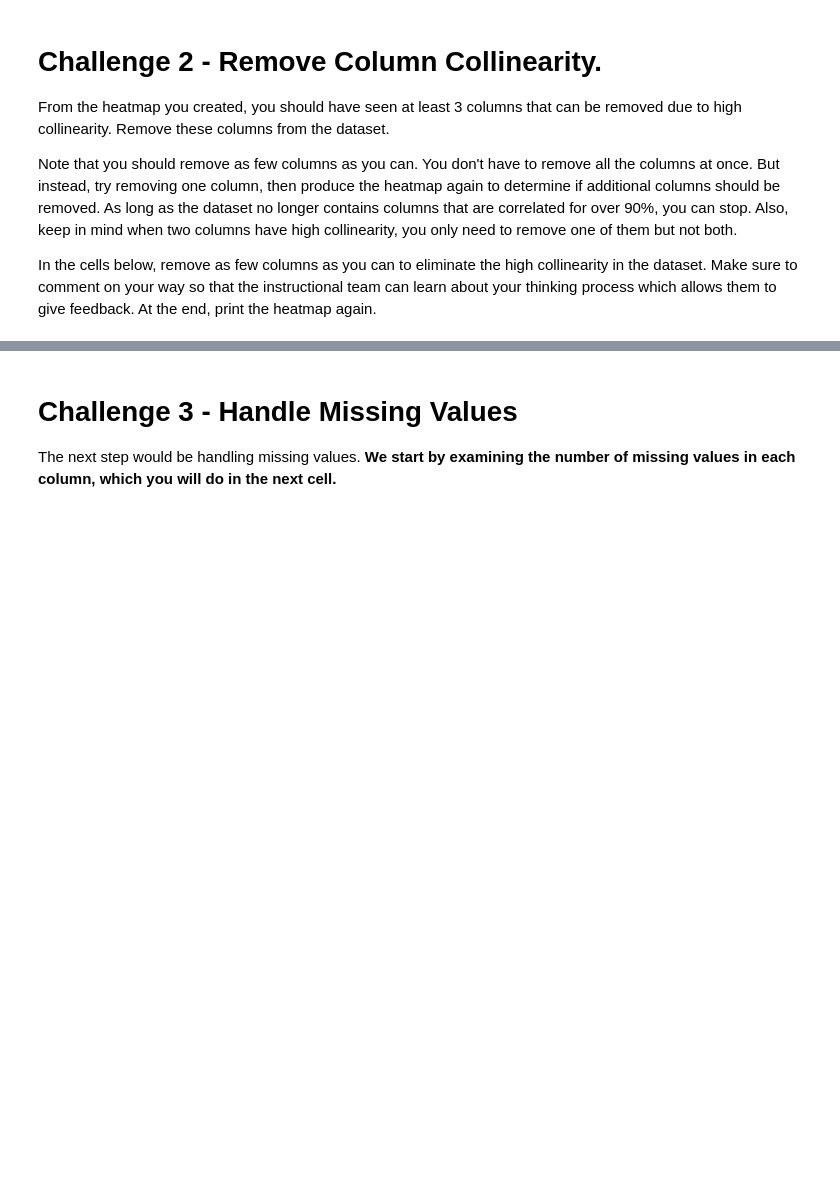
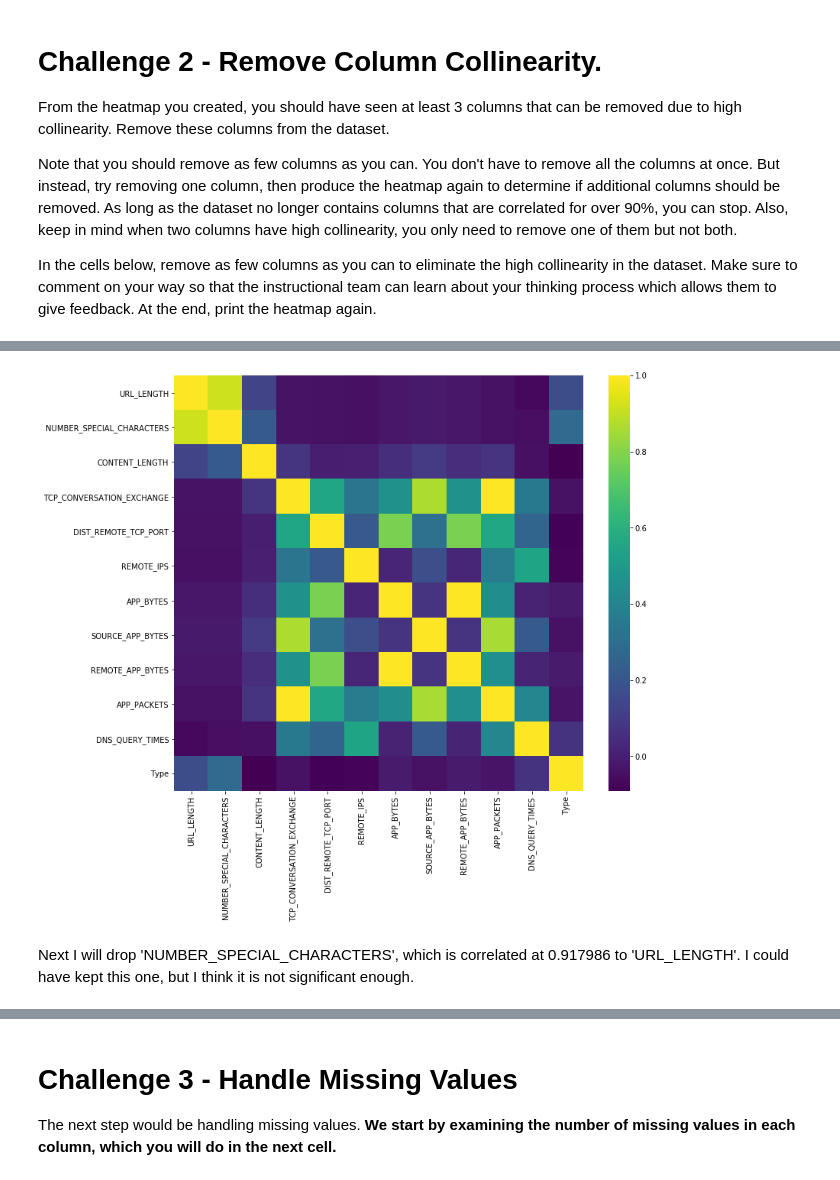
Before and after one commit to ironhack-datalabs/datamad0619, a Jupyter notebook: module-3/lab-supervised-learning/your-code/main.ipynb, the cells around one changed output, grey strips where cells are left out. Drawn from its saved outputs; the diff is of its cells as text; code cells hidden in the pictures; blank space fills up the shorter version.

```diff
--- a/module-3/lab-supervised-learning/your-code/main.ipynb
+++ b/module-3/lab-supervised-learning/your-code/main.ipynb
@@ -163,0 +184,2 @@ In the cells below, remove as few columns as you can to eliminate the high colli
+# %%
+websites.drop('REMOTE_APP_PACKETS', axis = 1, inplace = True)
@@ -163,0 +204,5 @@ In the cells below, remove as few columns as you can to eliminate the high colli
+# %%
+plt.figure(figsize=(12,10))
+sns.heatmap(websites.corr(), cmap='viridis');
+# %% [output]
+[figure, added]
@@ -163,0 +211,2 @@ In the cells below, remove as few columns as you can to eliminate the high colli
+# %% [markdown]
+Next I will drop 'NUMBER_SPECIAL_CHARACTERS', which is correlated at 0.917986 to 'URL_LENGTH'. I could have kept this one, but I think it is not significant enough.
```
Also changed, not shown: parts of 21 cells of this notebook.
